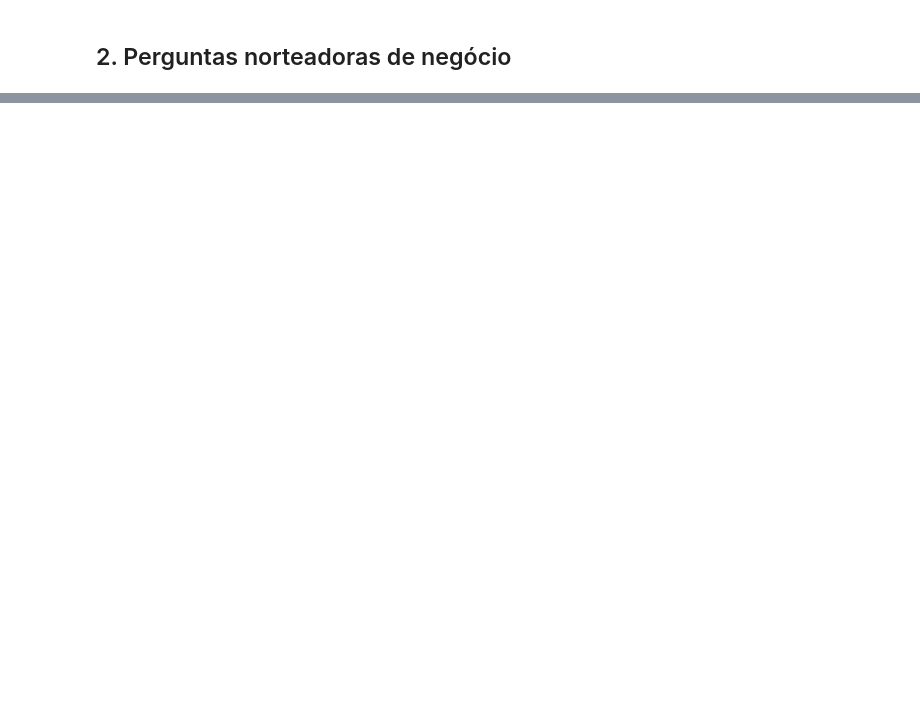
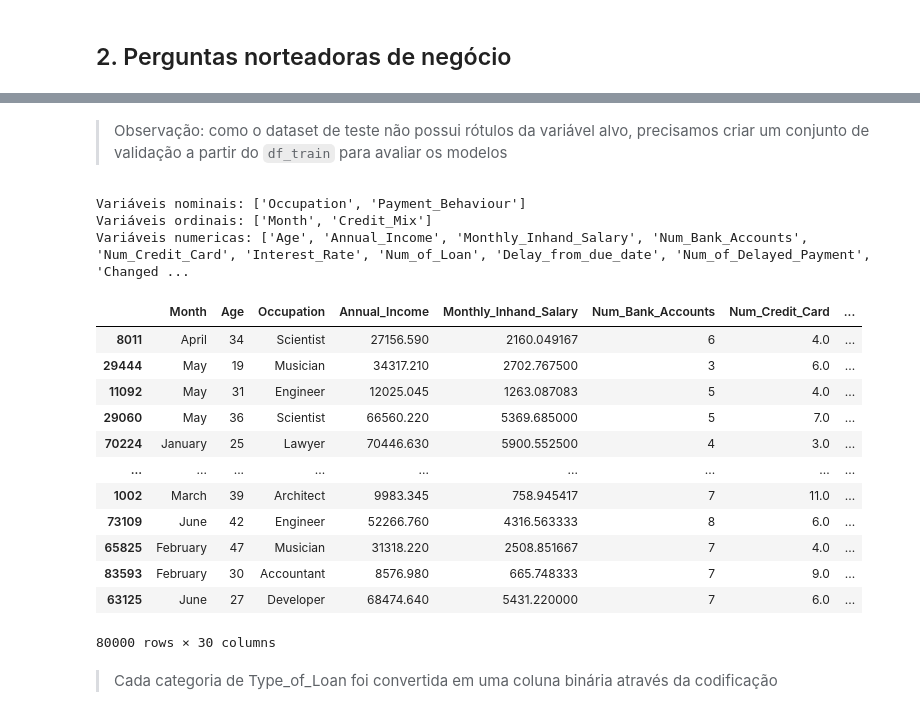
Before and after one commit to simires/Credit-Score-Classification, a Jupyter notebook: notebooks/04-modelagem.ipynb, the cells around one changed output, grey strips where cells are left out. Saved outputs shown, nothing was run; the diff lists cells and outputs as text; code cells hidden in the pictures; blank space fills up the shorter version.

```diff
--- a/notebooks/04-modelagem.ipynb
+++ b/notebooks/04-modelagem.ipynb
@@ -44,0 +67,71 @@ Para avaliar qual o melhor modelo para este problema, cada um será avaliado com
+# %% [markdown]
+> Observação: como o dataset de teste não possui rótulos da variável alvo, precisamos criar um conjunto de validação a partir do `df_train` para avaliar os modelos
+# %%
+# codificando a variável alvo
+y_map = {
+    "Poor": 0,
+    "Standard": 1,
+    "Good": 2
+}
+
+df_train["Credit_Score"] = df_train["Credit_Score"].map(y_map)
+# %%
+variavel_alvo = 'Credit_Score'
+variavel_multilabel = 'Type_of_Loan'
+
+# separando variáveis preditoras da alvo
+X = df_train.drop(columns=variavel_alvo)
+y = df_train[variavel_alvo]
+
+# separando dados de treino e dados de teste
+X_train, X_test, y_train, y_test = train_test_split(
+    X,
+    y,
+    test_size=0.2,
+    stratify=y,
+    random_state=42
+)
+# %%
+variaveis_nominais = (dicionario.query("Subtipo == 'nominal' and Variável != @variavel_alvo and Variável != @variavel_multilabel").Variável.to_list())
+variaveis_ordinais = (dicionario.query("Subtipo == 'ordinal' and Variável != @variavel_alvo").Variável.to_list())
+variaveis_numericas = (dicionario.query("Tipo == 'numérica'").Variável.to_list())
+
+print(f'Variáveis nominais: {variaveis_nominais}')
+print(f'Variáveis ordinais: {variaveis_ordinais}')
+print(f'Variáveis numericas: {variaveis_numericas}')
+# %% [output]
+Variáveis nominais: ['Occupation', 'Payment_Behaviour']
+Variáveis ordinais: ['Month', 'Credit_Mix']
+Variáveis numericas: ['Age', 'Annual_Income', 'Monthly_Inhand_Salary', 'Num_Bank_Accounts', 'Num_Credit_Card', 'Interest_Rate', 'Num_of_Loan', 'Delay_from_due_date', 'Num_of_Delayed_Payment', 'Changed ...
+# %%
+import src.pre_processamento.type_of_loan as tol
+
+# transformar type_of_loan
+mlb = tol.criar_multilabel_binarizer()
+X_train = tol.transformar_type_of_loan(X_train, mlb, fit=True)
+X_test = tol.transformar_type_of_loan(X_test, mlb)
+df_test = tol.transformar_type_of_loan(df_test, mlb)
+
+X_train = tol.padronizar_nomes_colunas(X_train)
+X_test = tol.padronizar_nomes_colunas(X_test)
+df_test = tol.padronizar_nomes_colunas(df_test)
+
+# configuração para que o head() mostre todas as colunas do df
+pd.set_option('display.max_columns', None)
+X_train
+# %% [output]
+|  | Month | Age | Occupation | Annual_Income | Monthly_Inhand_Salary | Num_Bank_Accounts | Num_Credit_Card | ... |
+| 8011 | April | 34 | Scientist | 27156.590 | 2160.049167 | 6 | 4.0 | ... |
+| 29444 | May | 19 | Musician | 34317.210 | 2702.767500 | 3 | 6.0 | ... |
+| 11092 | May | 31 | Engineer | 12025.045 | 1263.087083 | 5 | 4.0 | ... |
+| 29060 | May | 36 | Scientist | 66560.220 | 5369.685000 | 5 | 7.0 | ... |
+| 70224 | January | 25 | Lawyer | 70446.630 | 5900.552500 | 4 | 3.0 | ... |
+| ... | ... | ... | ... | ... | ... | ... | ... | ... |
+| 1002 | March | 39 | Architect | 9983.345 | 758.945417 | 7 | 11.0 | ... |
+| 73109 | June | 42 | Engineer | 52266.760 | 4316.563333 | 8 | 6.0 | ... |
+| 65825 | February | 47 | Musician | 31318.220 | 2508.851667 | 7 | 4.0 | ... |
+| 83593 | February | 30 | Accountant | 8576.980 | 665.748333 | 7 | 9.0 | ... |
+| 63125 | June | 27 | Developer | 68474.640 | 5431.220000 | 7 | 6.0 | ... |
+80000 rows × 30 columns
+# %% [markdown]
+> Cada categoria de Type_of_Loan foi convertida em uma coluna binária através da codificação
```
Also changed, not shown: parts of 58 cells of this notebook, 10 other files.
